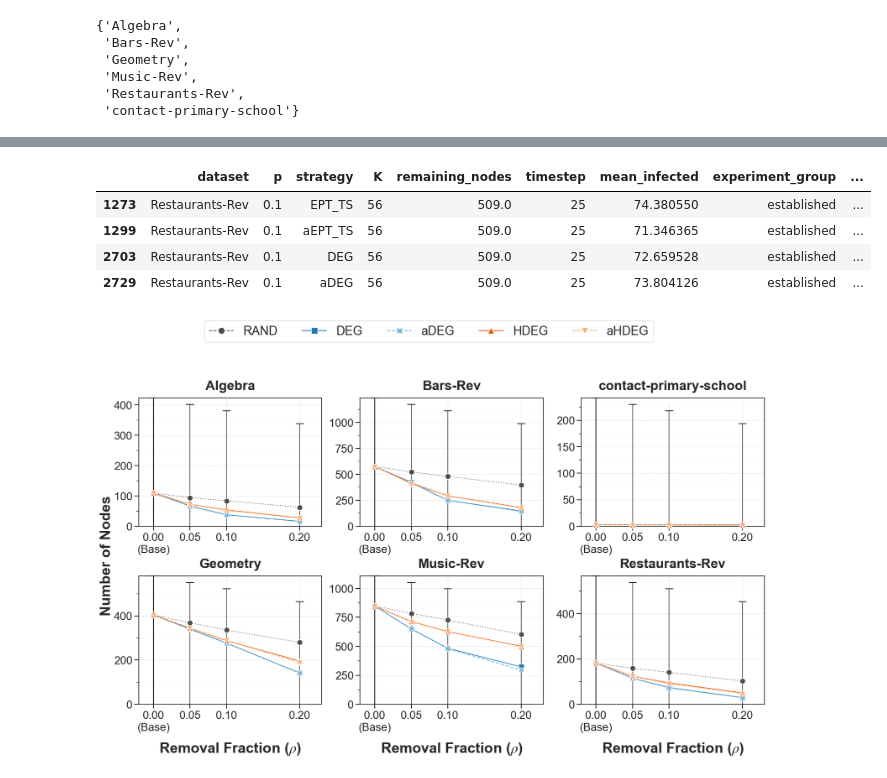
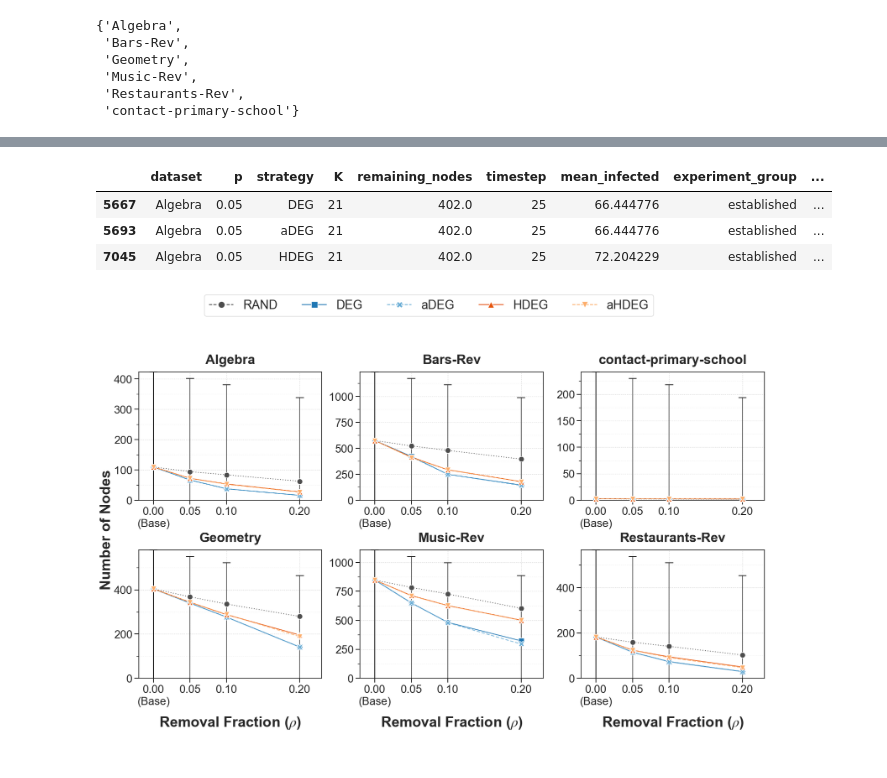
Before and after one commit to quintwinthagen/sicp_node_removal, a Jupyter notebook: notebooks/paper_draft2_plots.ipynb, the cells around one changed output, grey strips where cells are left out. Drawn from its saved outputs; the diff is of its cells as text; code cells hidden in the pictures.

```diff
--- a/notebooks/paper_draft2_plots.ipynb
+++ b/notebooks/paper_draft2_plots.ipynb
@@ -139,24 +139,23 @@ empty_df.head()
 # %%
 rdf = selected_df
 
-strats = ['aEPT_TS', 'DEG', 'EPT_TS', 'aDEG']
+strats = ['HDEG', 'DEG', 'aDEG']
 
 
 r = rdf[
-    (rdf['p'] ==  0.2) &
+    (rdf['p'] ==  0.05) &
     (rdf['timestep'] == 25) &
     (rdf['strategy'].isin(strats)) &
-    (rdf['dataset'] == 'Restaurants-Rev') &
-    (rdf['community_config'] == 'ground_truth')
+    (rdf['dataset'] == 'Algebra') &
+    (rdf['community_config'] == 'tau_0')
 ].copy()
 
 r.head()
 # %% [output]
 |  | dataset | p | strategy | K | remaining_nodes | timestep | mean_infected | experiment_group | ... |
-| 1273 | Restaurants-Rev | 0.1 | EPT_TS | 56 | 509.0 | 25 | 74.380550 | established | ... |
-| 1299 | Restaurants-Rev | 0.1 | aEPT_TS | 56 | 509.0 | 25 | 71.346365 | established | ... |
-| 2703 | Restaurants-Rev | 0.1 | DEG | 56 | 509.0 | 25 | 72.659528 | established | ... |
-| 2729 | Restaurants-Rev | 0.1 | aDEG | 56 | 509.0 | 25 | 73.804126 | established | ... |
+| 5667 | Algebra | 0.05 | DEG | 21 | 402.0 | 25 | 66.444776 | established | ... |
+| 5693 | Algebra | 0.05 | aDEG | 21 | 402.0 | 25 | 66.444776 | established | ... |
+| 7045 | Algebra | 0.05 | HDEG | 21 | 402.0 | 25 | 72.204229 | established | ... |
 # %%
 import matplotlib.pyplot as plt
 import seaborn as sns
```
Also changed, not shown: 7 other files.
